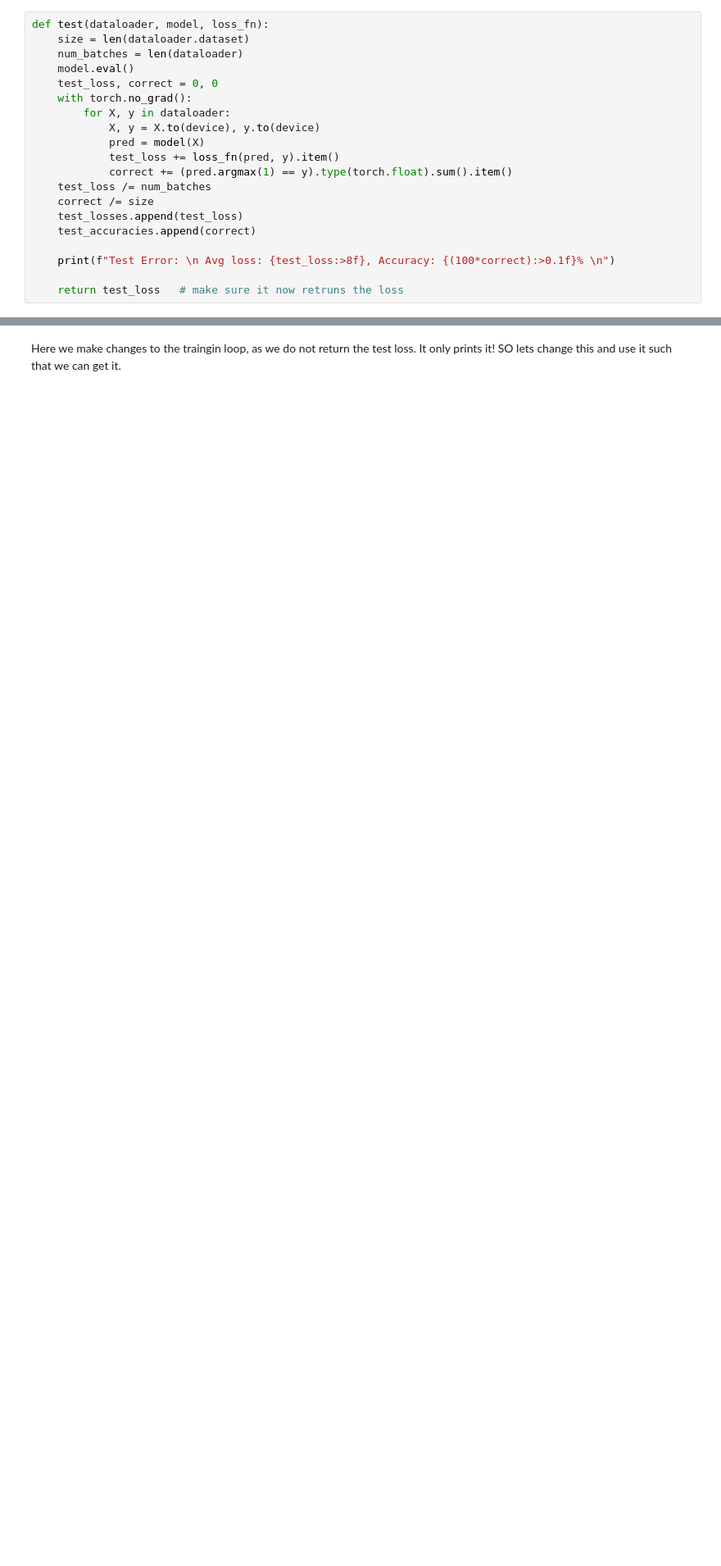
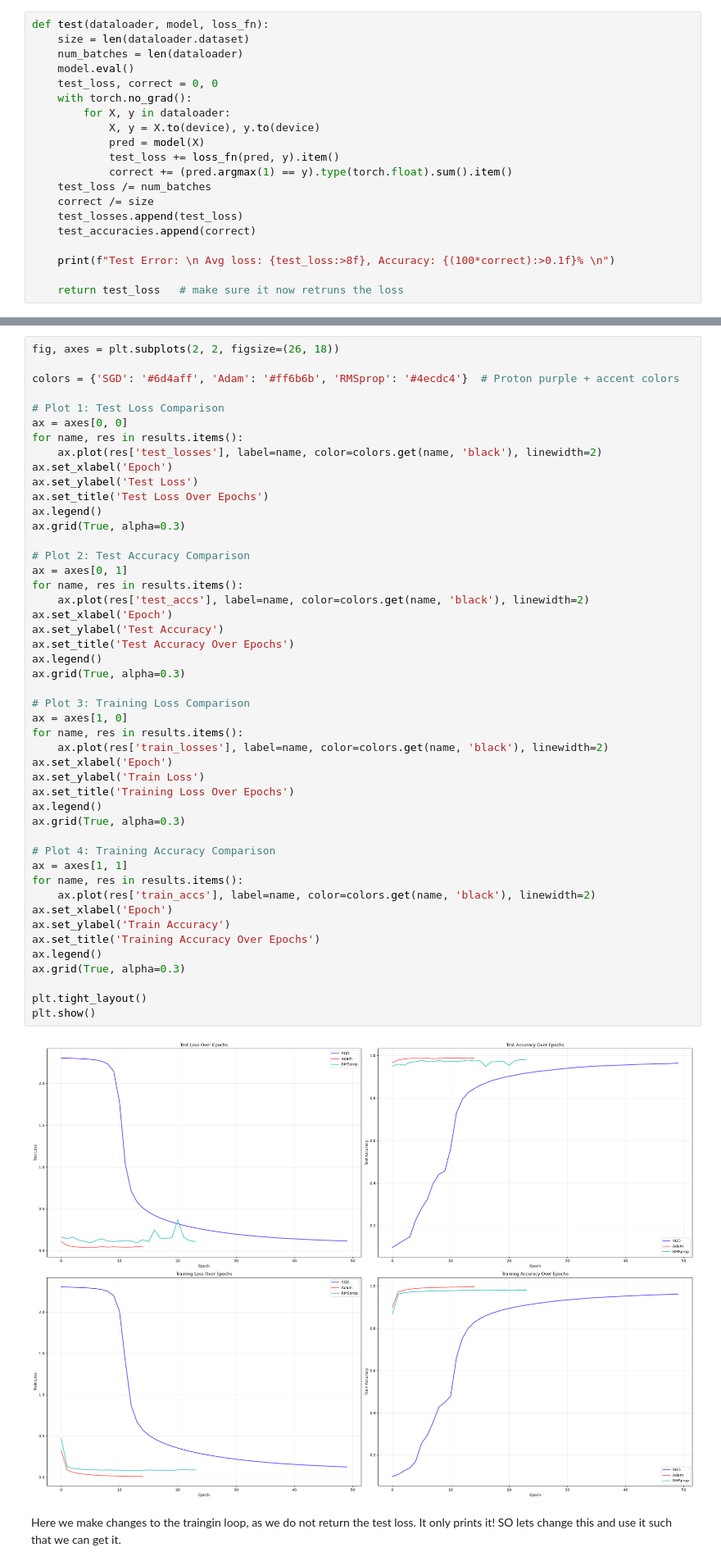
Before and after one commit to StefanStringer/FinalSemester, a Jupyter notebook: Deep Learning/Week 4/Week3_DeepLearning_3.ipynb, the cells around one changed output, grey strips where cells are left out. Shown at 82% size. Cells and saved outputs as stored; diff of their text form; blank space fills up the shorter version.

```diff
--- a/Deep Learning/Week 4/Week3_DeepLearning_3.ipynb
+++ b/Deep Learning/Week 4/Week3_DeepLearning_3.ipynb
@@ -326,3 +820,52 @@ def test(dataloader, model, loss_fn):
+# %%
+fig, axes = plt.subplots(2, 2, figsize=(26, 18))
+
+colors = {'SGD': '#6d4aff', 'Adam': '#ff6b6b', 'RMSprop': '#4ecdc4'}  # Proton purple + accent colors
+
+# Plot 1: Test Loss Comparison
+ax = axes[0, 0]
+for name, res in results.items():
+    ax.plot(res['test_losses'], label=name, color=colors.get(name, 'black'), linewidth=2)
+ax.set_xlabel('Epoch')
+ax.set_ylabel('Test Loss')
+ax.set_title('Test Loss Over Epochs')
+ax.legend()
+ax.grid(True, alpha=0.3)
+
+# Plot 2: Test Accuracy Comparison
+ax = axes[0, 1]
+for name, res in results.items():
+    ax.plot(res['test_accs'], label=name, color=colors.get(name, 'black'), linewidth=2)
+ax.set_xlabel('Epoch')
+ax.set_ylabel('Test Accuracy')
+ax.set_title('Test Accuracy Over Epochs')
+ax.legend()
+ax.grid(True, alpha=0.3)
+
+# Plot 3: Training Loss Comparison
+ax = axes[1, 0]
+for name, res in results.items():
+    ax.plot(res['train_losses'], label=name, color=colors.get(name, 'black'), linewidth=2)
+ax.set_xlabel('Epoch')
+ax.set_ylabel('Train Loss')
+ax.set_title('Training Loss Over Epochs')
+ax.legend()
+ax.grid(True, alpha=0.3)
+
+# Plot 4: Training Accuracy Comparison
+ax = axes[1, 1]
+for name, res in results.items():
+    ax.plot(res['train_accs'], label=name, color=colors.get(name, 'black'), linewidth=2)
+ax.set_xlabel('Epoch')
+ax.set_ylabel('Train Accuracy')
+ax.set_title('Training Accuracy Over Epochs')
+ax.legend()
+ax.grid(True, alpha=0.3)
+
+plt.tight_layout()
+plt.show()
+# %% [output]
+[figure, added]
 # %% [markdown]
 Here we make changes to the traingin loop, as we do not return the test loss. It only prints it! SO lets change this and use it such that we can get it.
 # %%
```
Also changed, not shown: parts of 21 cells of this notebook.
